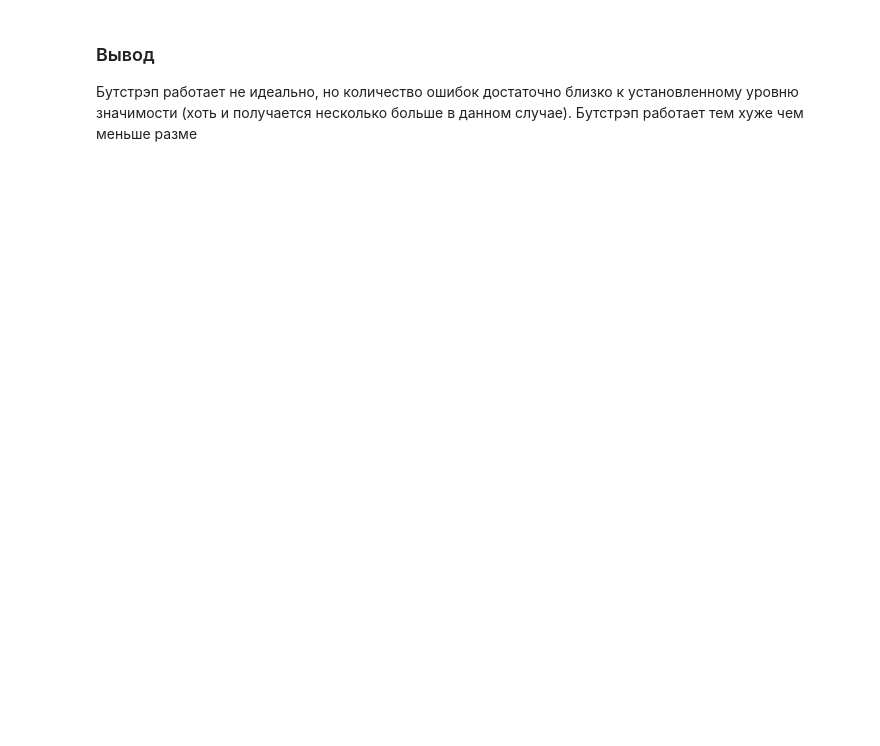
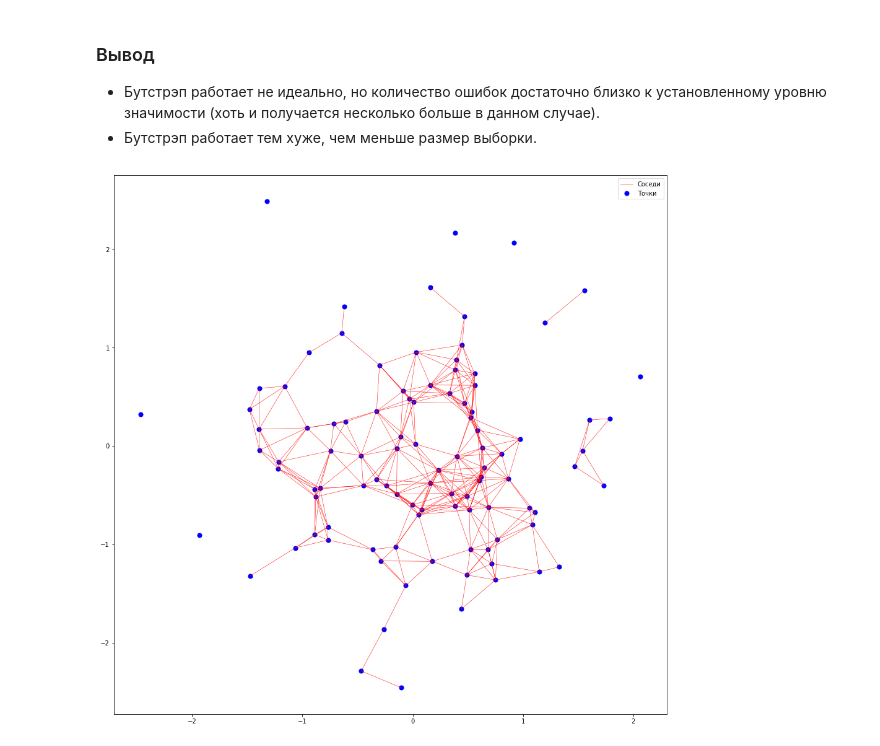
Before and after one commit to Andrew-Angrew/lesh_2019_applied_statistics, a Jupyter notebook: 6. Bootstrap.ipynb, the cells around one changed output. Cells and saved outputs as stored; diff of their text form; code cells hidden in the pictures; blank space fills up the shorter version.

```diff
--- a/6. Bootstrap.ipynb
+++ b/6. Bootstrap.ipynb
@@ -57,4 +66,52 @@ binom_test(mistakes_count, n_simulations, p=significance_level)
 # %% [markdown]
 ### Вывод
 
-Бутстрэп работает не идеально, но количество ошибок достаточно близко к установленному уровню значимости (хоть и получается несколько больше в данном случае). Бутстрэп работает тем хуже чем меньше разме
+* Бутстрэп работает не идеально, но количество ошибок достаточно близко к установленному уровню значимости (хоть и получается несколько больше в данном случае).
+* Бутстрэп работает тем хуже, чем меньше размер выборки.
+# %%
+
+def get_neigh_pairs(sample, radius):
+    sample_size = len(sample)
+
+    neigh_matrix = pairwise_distances(sample) < radius
+    indexes = np.arange(sample_size).reshape((-1, 1)).dot(
+        np.ones((1, sample_size), dtype="int")
+    )
+    first_indexes = indexes.flatten()
+    second_indexes = indexes.T.flatten()
+    neigh_pair_mask = (
+        neigh_matrix[first_indexes, second_indexes] &
+        (first_indexes < second_indexes)
+    )
+    first_indexes = first_indexes[neigh_pair_mask]
+    second_indexes = second_indexes[neigh_pair_mask]
+    return np.vstack((first_indexes, second_indexes))
+
+def bootstrap_neigh_counts(sample_size, neighbour_pairs, n_resamples=1000):
+    bootstrapped_neigh_counts = []
+    for i in range(n_resamples):
+        taken_indexes = np.random.randint(sample_size, size=sample_size)
+        bootstrap_weights = np.bincount(taken_indexes, minlength=sample_size)
+        neigh_count = bootstrap_weights[neighbour_pairs].prod(axis=0).sum() * 2
+        bootstrapped_neigh_counts.append(neigh_count / sample_size)
+    return np.array(bootstrapped_neigh_counts)
+# %%
+# np.random.seed(0)
+n_points = 100
+sigma = 1
+distr = norm(0, sigma)
+radius = 0.5
+expected_neighbor_count = (1 - np.exp(- (radius / (2 * sigma)) ** 2)) * (n_points - 1)
+
+points = distr.rvs((n_points, 2))
+
+plt.figure(figsize=(16, 16))
+for i, j in get_neigh_pairs(points, radius).T:
+    x, y = points[[i, j]].T
+    plt.plot(x, y, color="red", linewidth=0.5)
+plt.plot([], [], color="red", linewidth=0.5, label="Соседи")
+plt.scatter(points[:, 0], points[:, 1], color="blue", s=50, label="Точки")
+plt.legend()
+plt.show()
+# %% [output]
+[figure, added]
```
Also changed, not shown: parts of 6 cells of this notebook, 3 other files.
